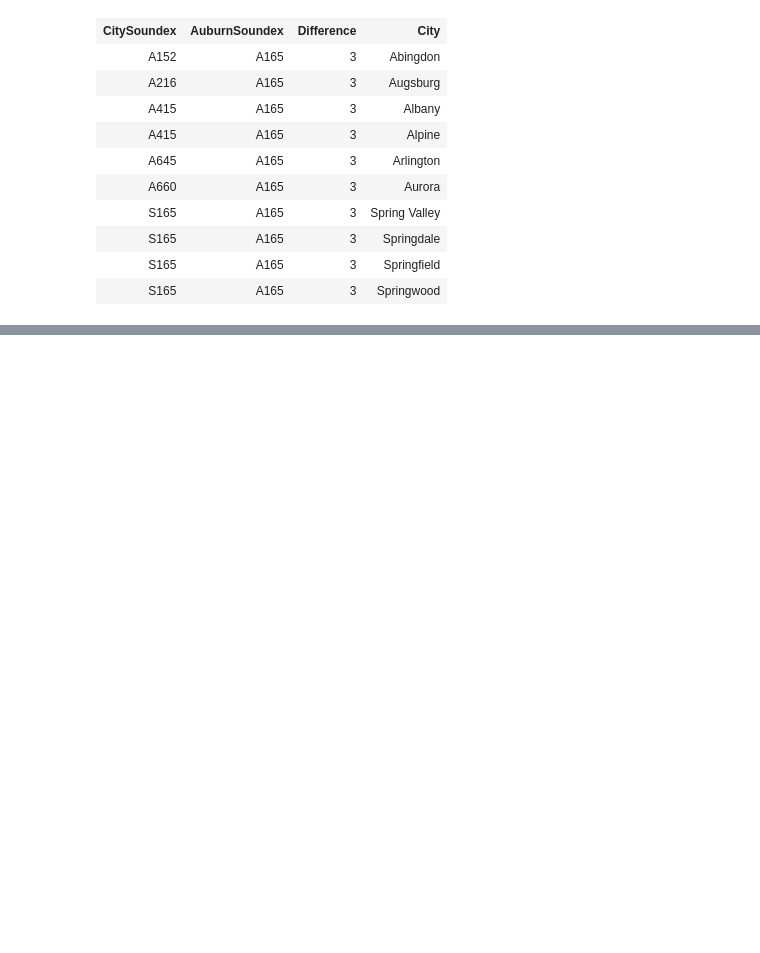
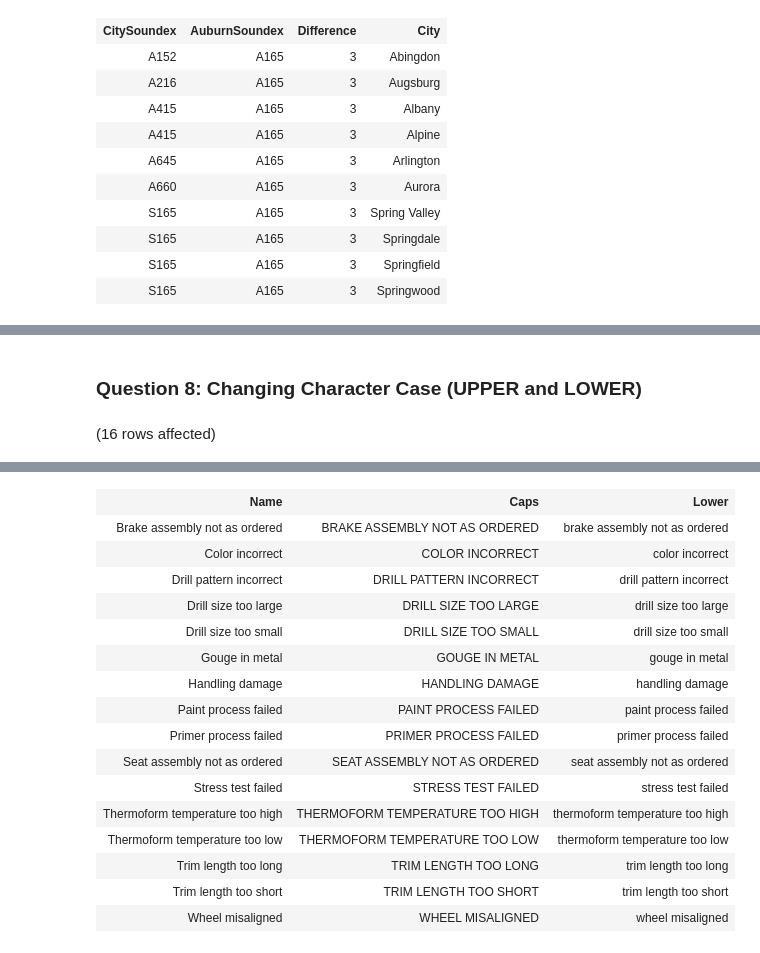
Before and after one commit to abdulrab2101/CAP2761-Asssignments, a Jupyter notebook: Assignment_13.ipynb, the cells around one changed output, grey strips where cells are left out. Saved outputs shown, nothing was run; the diff lists cells and outputs as text; code cells hidden in the pictures; blank space fills up the shorter version.

```diff
--- a/Assignment_13.ipynb
+++ b/Assignment_13.ipynb
@@ -83,0 +173,7 @@ Total execution time: 00:00:00.042
+# %% [markdown]
+### Question 8: Changing Character Case (UPPER and LOWER)
+# %%
+SELECT Name, UPPER(Name) AS Caps, LOWER(Name) AS Lower
+FROM Production.ScrapReason;
+# %% [output]
+(16 rows affected)
@@ -83,0 +181,17 @@ Total execution time: 00:00:00.042
+| Name | Caps | Lower |
+| Brake assembly not as ordered | BRAKE ASSEMBLY NOT AS ORDERED | brake assembly not as ordered |
+| Color incorrect | COLOR INCORRECT | color incorrect |
+| Drill pattern incorrect | DRILL PATTERN INCORRECT | drill pattern incorrect |
+| Drill size too large | DRILL SIZE TOO LARGE | drill size too large |
+| Drill size too small | DRILL SIZE TOO SMALL | drill size too small |
+| Gouge in metal | GOUGE IN METAL | gouge in metal |
+| Handling damage | HANDLING DAMAGE | handling damage |
+| Paint process failed | PAINT PROCESS FAILED | paint process failed |
+| Primer process failed | PRIMER PROCESS FAILED | primer process failed |
+| Seat assembly not as ordered | SEAT ASSEMBLY NOT AS ORDERED | seat assembly not as ordered |
+| Stress test failed | STRESS TEST FAILED | stress test failed |
+| Thermoform temperature too high | THERMOFORM TEMPERATURE TOO HIGH | thermoform temperature too high |
+| Thermoform temperature too low | THERMOFORM TEMPERATURE TOO LOW | thermoform temperature too low |
+| Trim length too long | TRIM LENGTH TOO LONG | trim length too long |
+| Trim length too short | TRIM LENGTH TOO SHORT | trim length too short |
+| Wheel misaligned | WHEEL MISALIGNED | wheel misaligned |
```
Also changed, not shown: parts of 15 cells of this notebook.
